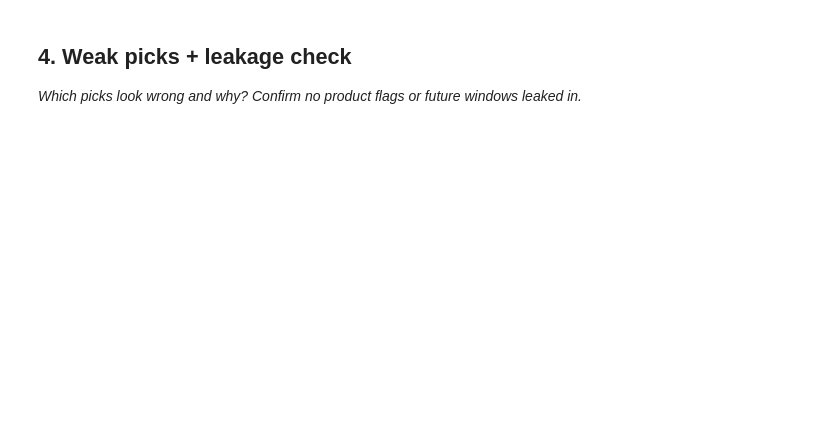
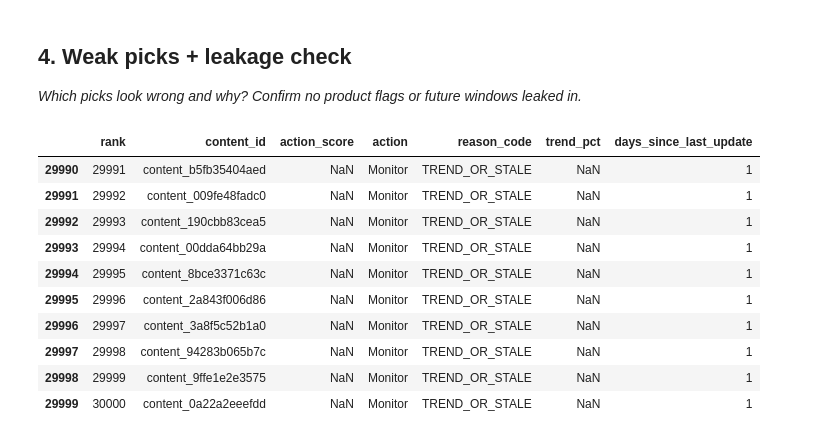
Before and after one commit to SaaDasim05/Flyrank-ML-Internship, a Jupyter notebook: work/notebooks/w04_baseline_score.ipynb, the cells around one changed output. Saved outputs shown, nothing was run; the diff lists cells and outputs as text; code cells hidden in the pictures; blank space fills up the shorter version.

```diff
--- a/work/notebooks/w04_baseline_score.ipynb
+++ b/work/notebooks/w04_baseline_score.ipynb
@@ -36,0 +286,26 @@ This skeleton is yours to fill. Work the sections **in order** — each one has
+# %%
+weak_picks = queue.tail(10).copy()
+
+weak_picks[
+    [
+        "rank",
+        "content_id",
+        "action_score",
+        "action",
+        "reason_code",
+        "trend_pct",
+        "days_since_last_update"
+    ]
+]
+# %% [output]
+|  | rank | content_id | action_score | action | reason_code | trend_pct | days_since_last_update |
+| 29990 | 29991 | content_b5fb35404aed | NaN | Monitor | TREND_OR_STALE | NaN | 1 |
+| 29991 | 29992 | content_009fe48fadc0 | NaN | Monitor | TREND_OR_STALE | NaN | 1 |
+| 29992 | 29993 | content_190cbb83cea5 | NaN | Monitor | TREND_OR_STALE | NaN | 1 |
+| 29993 | 29994 | content_00dda64bb29a | NaN | Monitor | TREND_OR_STALE | NaN | 1 |
+| 29994 | 29995 | content_8bce3371c63c | NaN | Monitor | TREND_OR_STALE | NaN | 1 |
+| 29995 | 29996 | content_2a843f006d86 | NaN | Monitor | TREND_OR_STALE | NaN | 1 |
+| 29996 | 29997 | content_3a8f5c52b1a0 | NaN | Monitor | TREND_OR_STALE | NaN | 1 |
+| 29997 | 29998 | content_94283b065b7c | NaN | Monitor | TREND_OR_STALE | NaN | 1 |
+| 29998 | 29999 | content_9ffe1e2e3575 | NaN | Monitor | TREND_OR_STALE | NaN | 1 |
+| 29999 | 30000 | content_0a22a2eeefdd | NaN | Monitor | TREND_OR_STALE | NaN | 1 |
```
Also changed, not shown: parts of 16 cells of this notebook.
